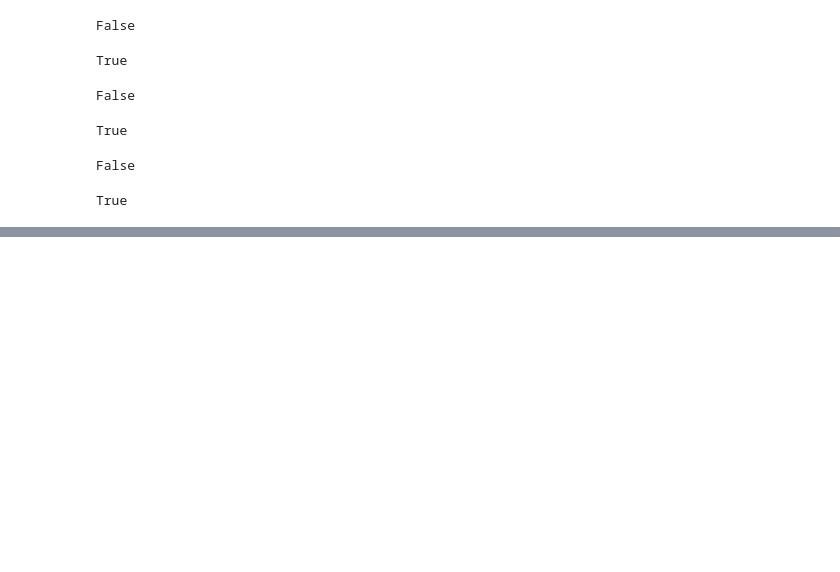
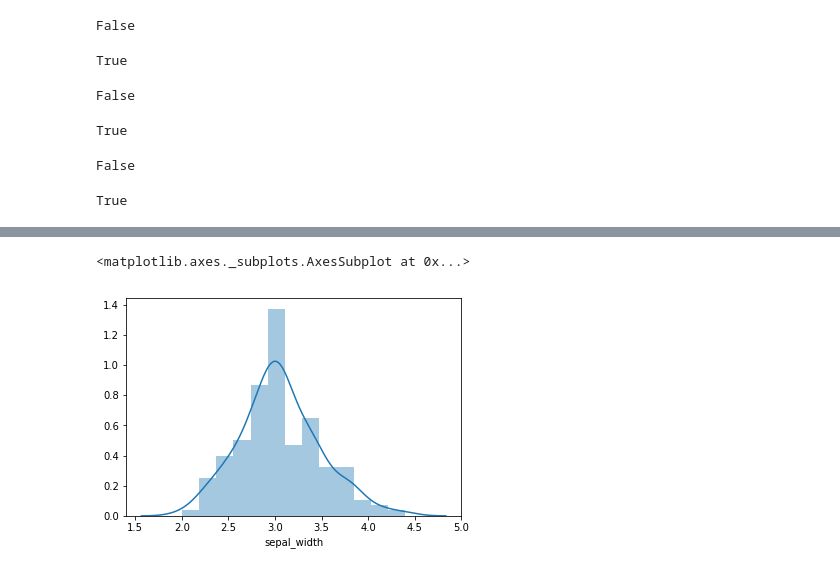
Before and after one commit to srgiojr/ciencia_de_dados, a Jupyter notebook: analytics_Aula02.ipynb, the cells around one changed output, grey strips where cells are left out. Cells and saved outputs as stored; diff of their text form; code cells hidden in the pictures; blank space fills up the shorter version.

```diff
--- a/analytics_Aula02.ipynb
+++ b/analytics_Aula02.ipynb
@@ -248,0 +461,5 @@ True
+# %%
+sns.distplot(iris["sepal_width"])
+# %% [output]
+<matplotlib.axes._subplots.AxesSubplot at 0x...>
+[figure, added]
```
Also changed, not shown: parts of 40 cells of this notebook.
